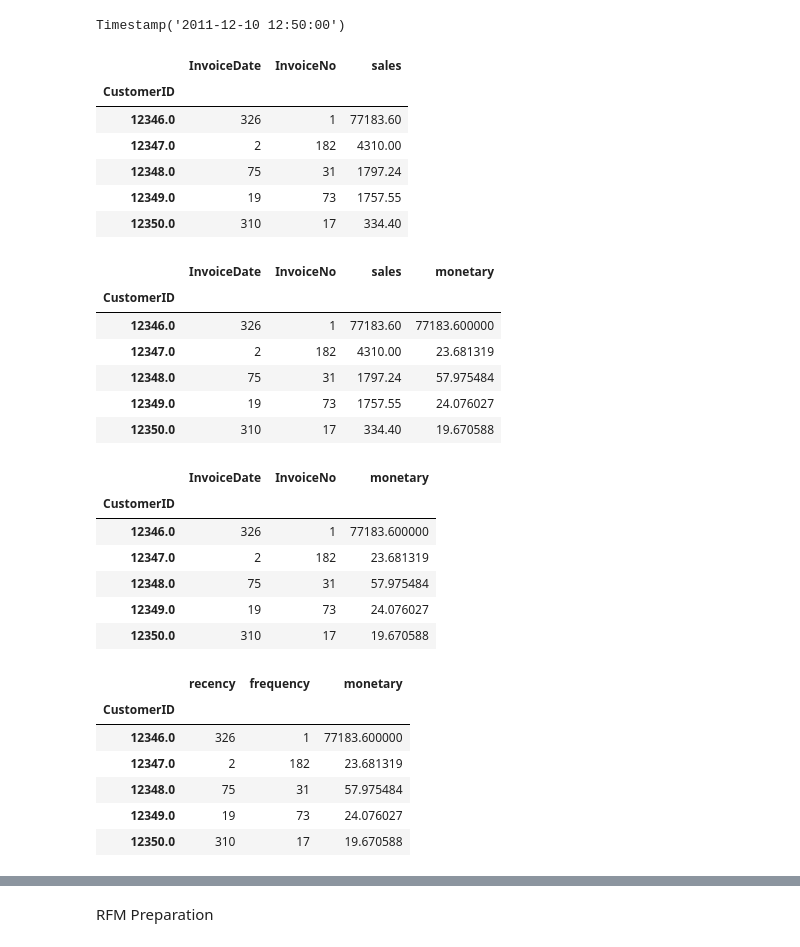
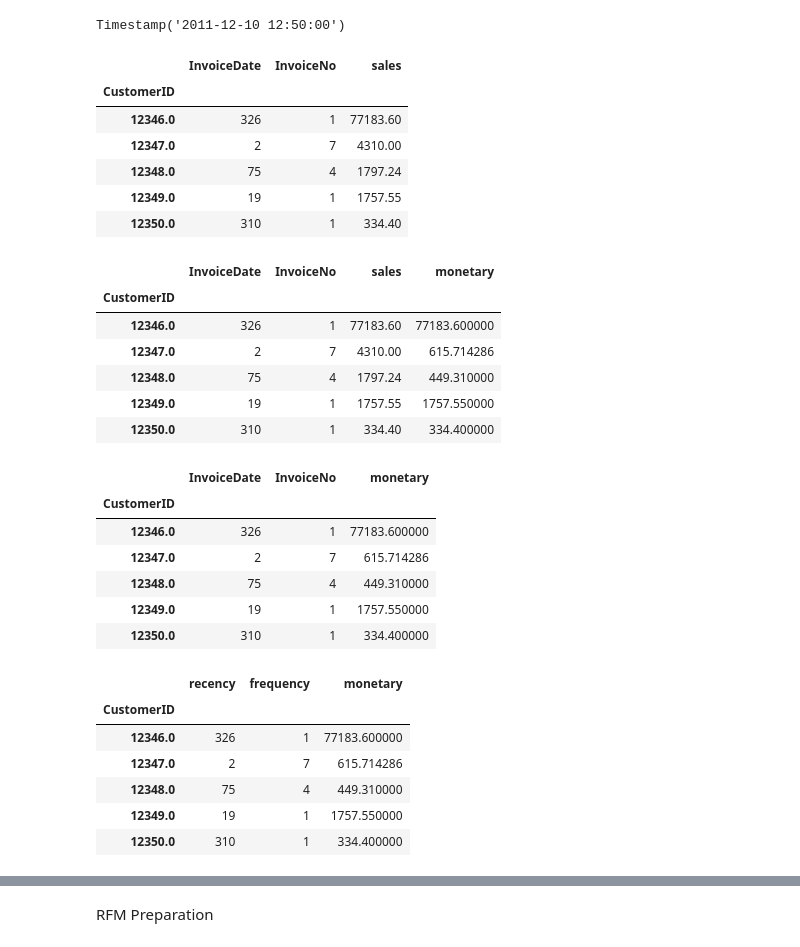
Before and after one commit to yudhinr/Python-RFM, a Jupyter notebook: RFM.ipynb, the cells around one changed output, grey strips where cells are left out. Drawn from its saved outputs; the diff is of its cells as text; code cells hidden in the pictures.

```diff
--- a/RFM.ipynb
+++ b/RFM.ipynb
@@ -98,19 +98,19 @@ Timestamp('2011-12-10 12:50:00')
 # %%
 # Aggregate on Customer Level
 df = data.groupby(['CustomerID']).agg({
     'InvoiceDate': lambda x:(last_date_available - x.max()).days,
-    'InvoiceNo': 'count',
+    'InvoiceNo': 'nunique',
     'sales': 'sum'
 })
 df.head()
 # %% [output]
 |  | InvoiceDate | InvoiceNo | sales |
 | CustomerID |  |  |  |
 | 12346.0 | 326 | 1 | 77183.60 |
-| 12347.0 | 2 | 182 | 4310.00 |
-| 12348.0 | 75 | 31 | 1797.24 |
-| 12349.0 | 19 | 73 | 1757.55 |
-| 12350.0 | 310 | 17 | 334.40 |
+| 12347.0 | 2 | 7 | 4310.00 |
+| 12348.0 | 75 | 4 | 1797.24 |
+| 12349.0 | 19 | 1 | 1757.55 |
+| 12350.0 | 310 | 1 | 334.40 |
 # %%
 # Create Average Order Value(AOV) as Monetary variable
 df['monetary'] = df.sales / df.InvoiceNo
@@ -119,10 +119,10 @@ df.head()
 |  | InvoiceDate | InvoiceNo | sales | monetary |
 | CustomerID |  |  |  |  |
 | 12346.0 | 326 | 1 | 77183.60 | 77183.600000 |
-| 12347.0 | 2 | 182 | 4310.00 | 23.681319 |
-| 12348.0 | 75 | 31 | 1797.24 | 57.975484 |
-| 12349.0 | 19 | 73 | 1757.55 | 24.076027 |
-| 12350.0 | 310 | 17 | 334.40 | 19.670588 |
+| 12347.0 | 2 | 7 | 4310.00 | 615.714286 |
+| 12348.0 | 75 | 4 | 1797.24 | 449.310000 |
+| 12349.0 | 19 | 1 | 1757.55 | 1757.550000 |
+| 12350.0 | 310 | 1 | 334.40 | 334.400000 |
 # %%
 # drop sales variable
 df = df.drop(columns="sales")
@@ -131,10 +131,10 @@ df.head()
 |  | InvoiceDate | InvoiceNo | monetary |
 | CustomerID |  |  |  |
 | 12346.0 | 326 | 1 | 77183.600000 |
-| 12347.0 | 2 | 182 | 23.681319 |
-| 12348.0 | 75 | 31 | 57.975484 |
-| 12349.0 | 19 | 73 | 24.076027 |
-| 12350.0 | 310 | 17 | 19.670588 |
+| 12347.0 | 2 | 7 | 615.714286 |
+| 12348.0 | 75 | 4 | 449.310000 |
+| 12349.0 | 19 | 1 | 1757.550000 |
+| 12350.0 | 310 | 1 | 334.400000 |
 # %%
 # change column name
 df.rename(columns = {'InvoiceDate':'recency',
@@ -144,7 +144,7 @@ df.head()
 |  | recency | frequency | monetary |
 | CustomerID |  |  |  |
 | 12346.0 | 326 | 1 | 77183.600000 |
-| 12347.0 | 2 | 182 | 23.681319 |
-| 12348.0 | 75 | 31 | 57.975484 |
-| 12349.0 | 19 | 73 | 24.076027 |
-| 12350.0 | 310 | 17 | 19.670588 |
+| 12347.0 | 2 | 7 | 615.714286 |
+| 12348.0 | 75 | 4 | 449.310000 |
+| 12349.0 | 19 | 1 | 1757.550000 |
+| 12350.0 | 310 | 1 | 334.400000 |
```
Also changed, not shown: parts of 8 cells of this notebook.
